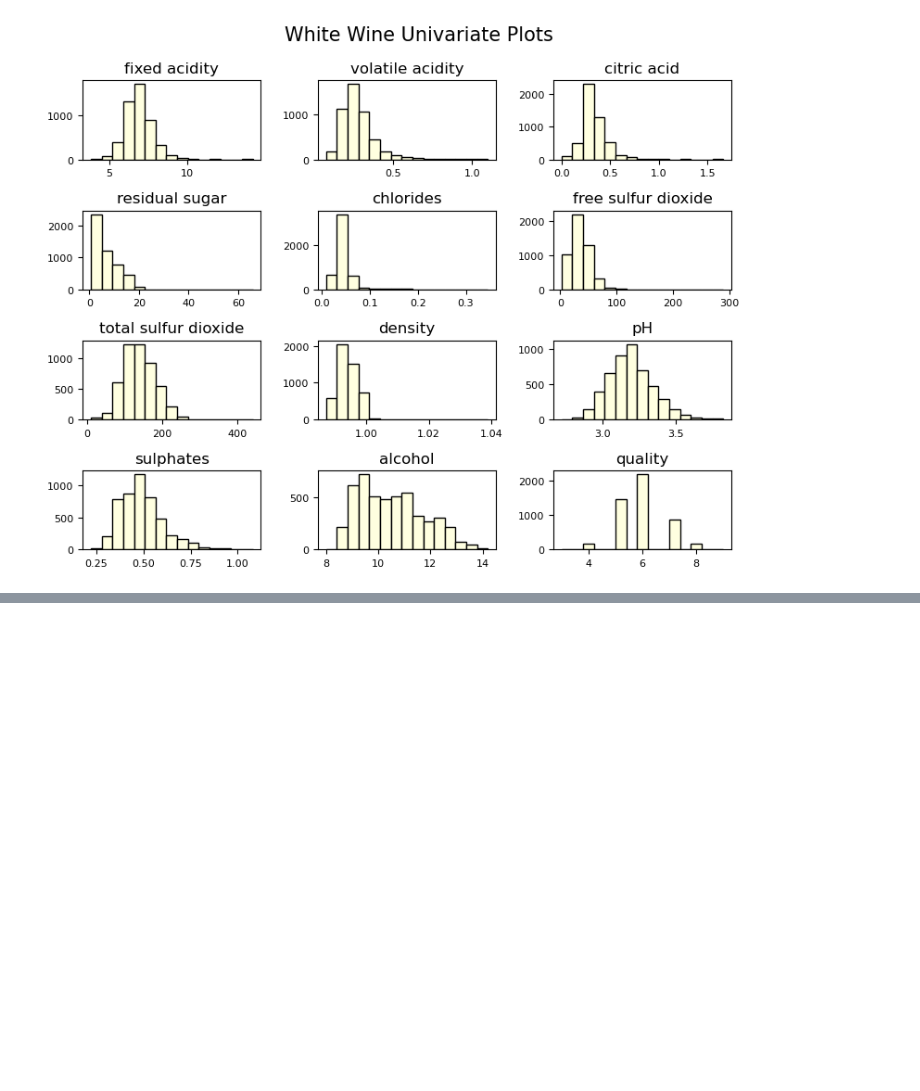
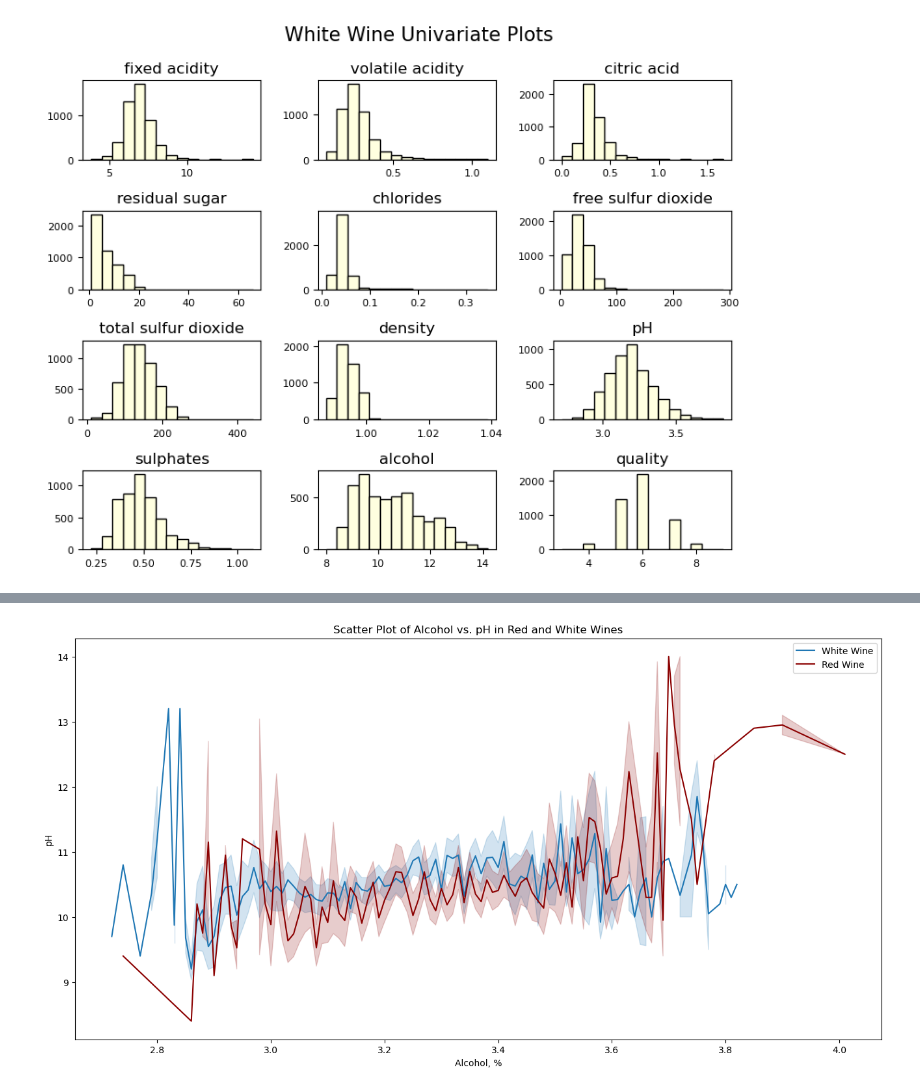
Before and after one commit to novik2713/CAB_Winery_Project, a Jupyter notebook: project2.ipynb, the cells around one changed output, grey strips where cells are left out. Cells and saved outputs as stored; diff of their text form; code cells hidden in the pictures; blank space fills up the shorter version.

```diff
--- a/project2.ipynb
+++ b/project2.ipynb
@@ -499,0 +535,17 @@ rt = plt.suptitle('White Wine Univariate Plots', x=0.65, y=1.25, fontsize=15)
+# %%
+fig, ax = plt.subplots(figsize=(16, 8))
+shared_settings = {
+    'xlabel': 'Alcohol, %',
+    'ylabel': 'pH',
+    # 'xlim': (0, 15)
+}
+sns.lineplot(data=white_wine, x='pH', y='alcohol', ax=ax, label='White Wine')
+sns.lineplot(data=red_wine, x='pH', y='alcohol', color="darkred", ax=ax, label='Red Wine')
+
+ax.set_title('Scatter Plot of Alcohol vs. pH in Red and White Wines')
+ax.set(**shared_settings)
+ax.legend()
+
+plt.show()
+# %% [output]
+[figure, added]
```
Also changed, not shown: parts of 5 cells of this notebook.
